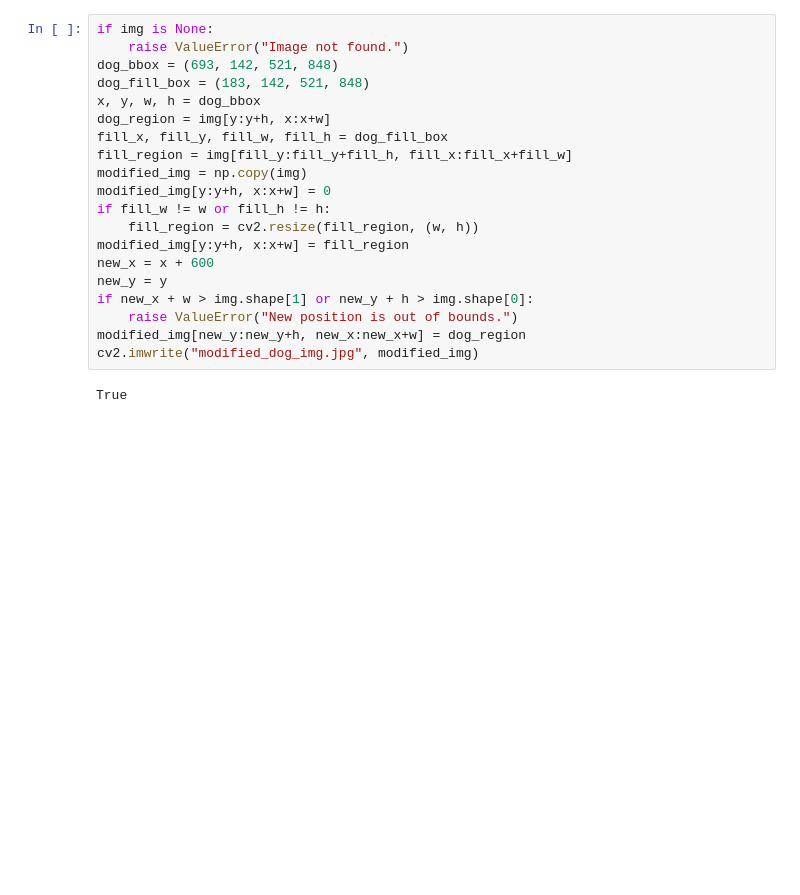
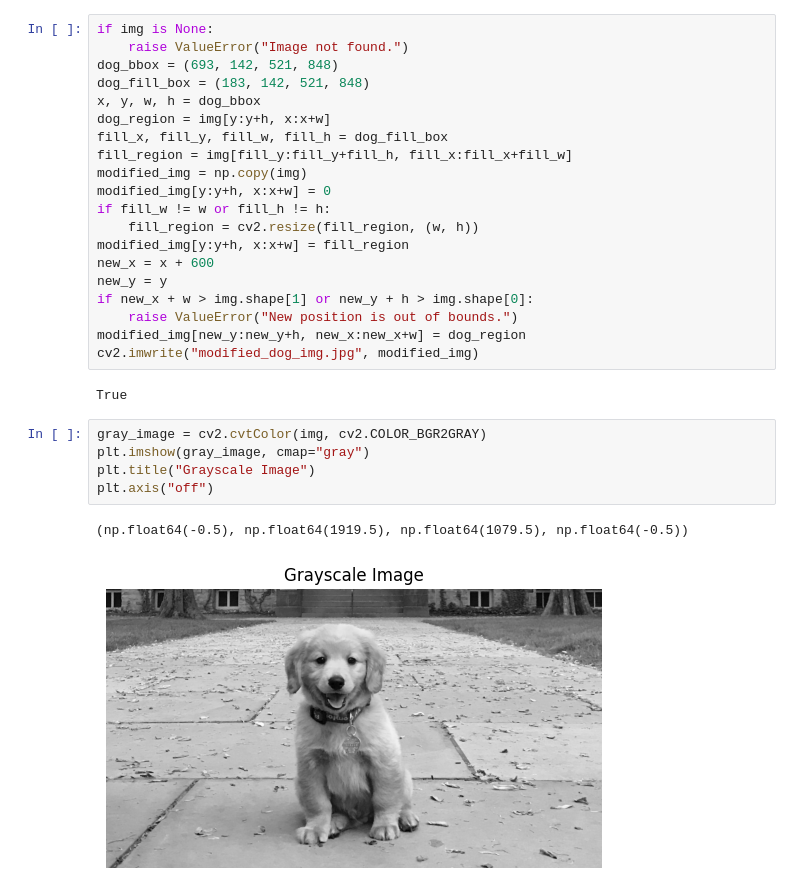
Before and after one commit to AYUSHKHAIRE/CVDL-labs, a Jupyter notebook: lab_1/lab_1.ipynb, the cells around one changed output. Cells and saved outputs as stored; diff of their text form; blank space fills up the shorter version.

```diff
--- a/lab_1/lab_1.ipynb
+++ b/lab_1/lab_1.ipynb
@@ -46,3 +46,11 @@ modified_img[new_y:new_y+h, new_x:new_x+w] = dog_region
 cv2.imwrite("modified_dog_img.jpg", modified_img)
 # %% [output]
 True
+# %%
+gray_image = cv2.cvtColor(img, cv2.COLOR_BGR2GRAY)
+plt.imshow(gray_image, cmap="gray")
+plt.title("Grayscale Image")
+plt.axis("off")
+# %% [output]
+(np.float64(-0.5), np.float64(1919.5), np.float64(1079.5), np.float64(-0.5))
+[figure, added]
```
Also changed, not shown: parts of 1 cell of this notebook.
